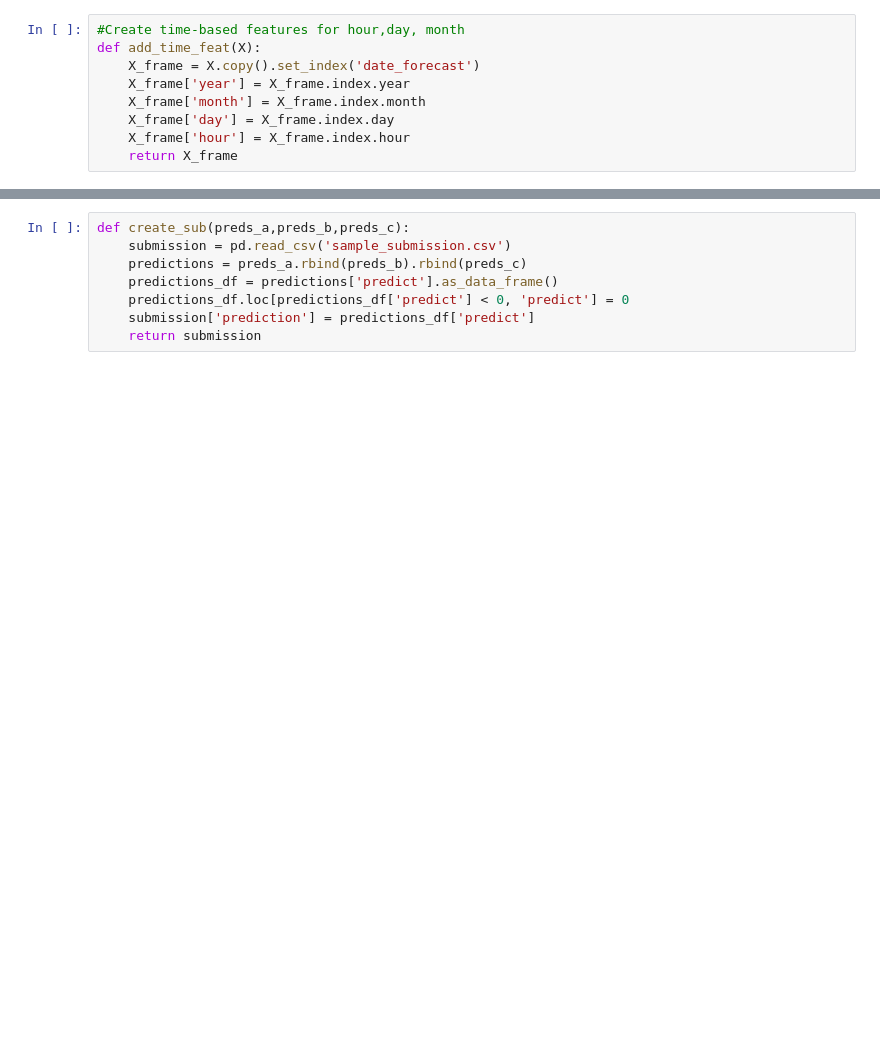
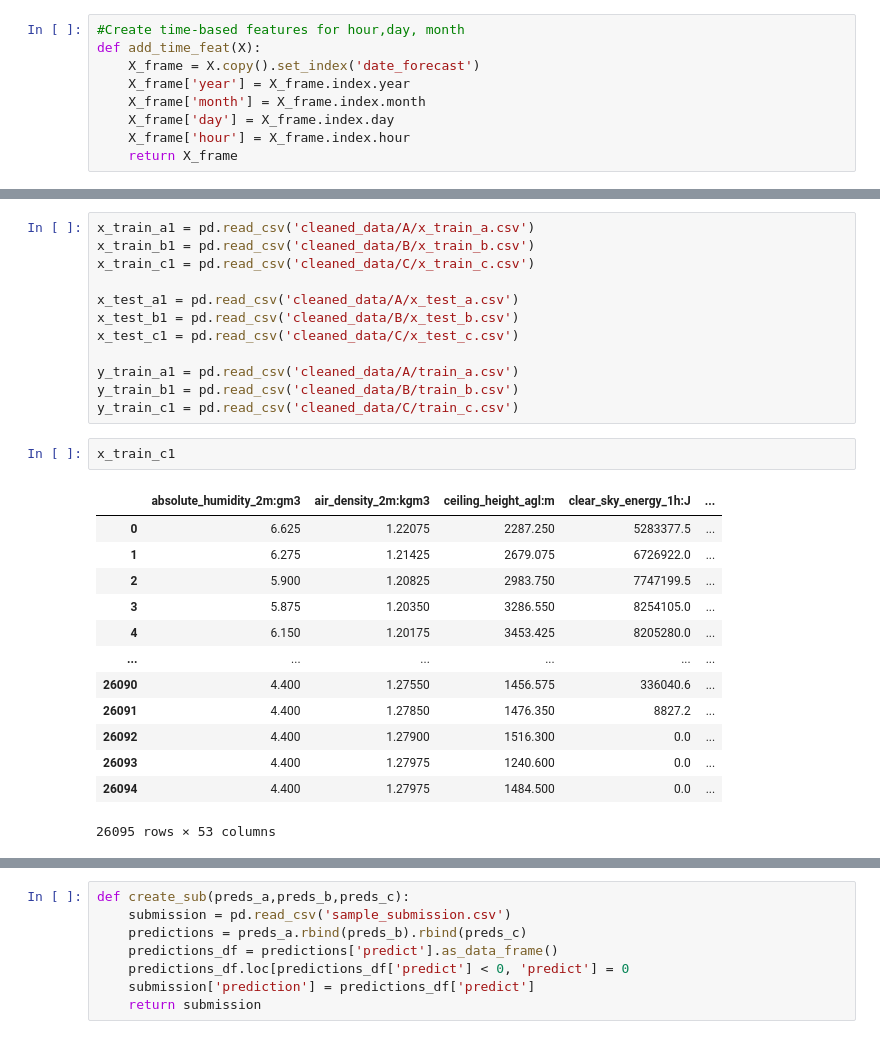
Before and after one commit to henningolweus/MLprosjekt, a Jupyter notebook: data/Build_model.ipynb, the cells around one changed output, grey strips where cells are left out. Saved outputs shown, nothing was run; the diff lists cells and outputs as text; blank space fills up the shorter version.

```diff
--- a/data/Build_model.ipynb
+++ b/data/Build_model.ipynb
@@ -244,0 +220,28 @@ def build_model(X_train,y_train,location):
+# %%
+x_train_a1 = pd.read_csv('cleaned_data/A/x_train_a.csv')
+x_train_b1 = pd.read_csv('cleaned_data/B/x_train_b.csv')
+x_train_c1 = pd.read_csv('cleaned_data/C/x_train_c.csv')
+
+x_test_a1 = pd.read_csv('cleaned_data/A/x_test_a.csv')
+x_test_b1 = pd.read_csv('cleaned_data/B/x_test_b.csv')
+x_test_c1 = pd.read_csv('cleaned_data/C/x_test_c.csv')
+
+y_train_a1 = pd.read_csv('cleaned_data/A/train_a.csv')
+y_train_b1 = pd.read_csv('cleaned_data/B/train_b.csv')
+y_train_c1 = pd.read_csv('cleaned_data/C/train_c.csv')
+# %%
+x_train_c1
+# %% [output]
+|  | absolute_humidity_2m:gm3 | air_density_2m:kgm3 | ceiling_height_agl:m | clear_sky_energy_1h:J | ... |
+| 0 | 6.625 | 1.22075 | 2287.250 | 5283377.5 | ... |
+| 1 | 6.275 | 1.21425 | 2679.075 | 6726922.0 | ... |
+| 2 | 5.900 | 1.20825 | 2983.750 | 7747199.5 | ... |
+| 3 | 5.875 | 1.20350 | 3286.550 | 8254105.0 | ... |
+| 4 | 6.150 | 1.20175 | 3453.425 | 8205280.0 | ... |
+| ... | ... | ... | ... | ... | ... |
+| 26090 | 4.400 | 1.27550 | 1456.575 | 336040.6 | ... |
+| 26091 | 4.400 | 1.27850 | 1476.350 | 8827.2 | ... |
+| 26092 | 4.400 | 1.27900 | 1516.300 | 0.0 | ... |
+| 26093 | 4.400 | 1.27975 | 1240.600 | 0.0 | ... |
+| 26094 | 4.400 | 1.27975 | 1484.500 | 0.0 | ... |
+26095 rows × 53 columns
```
Also changed, not shown: parts of 34 cells of this notebook, 3 other files.
